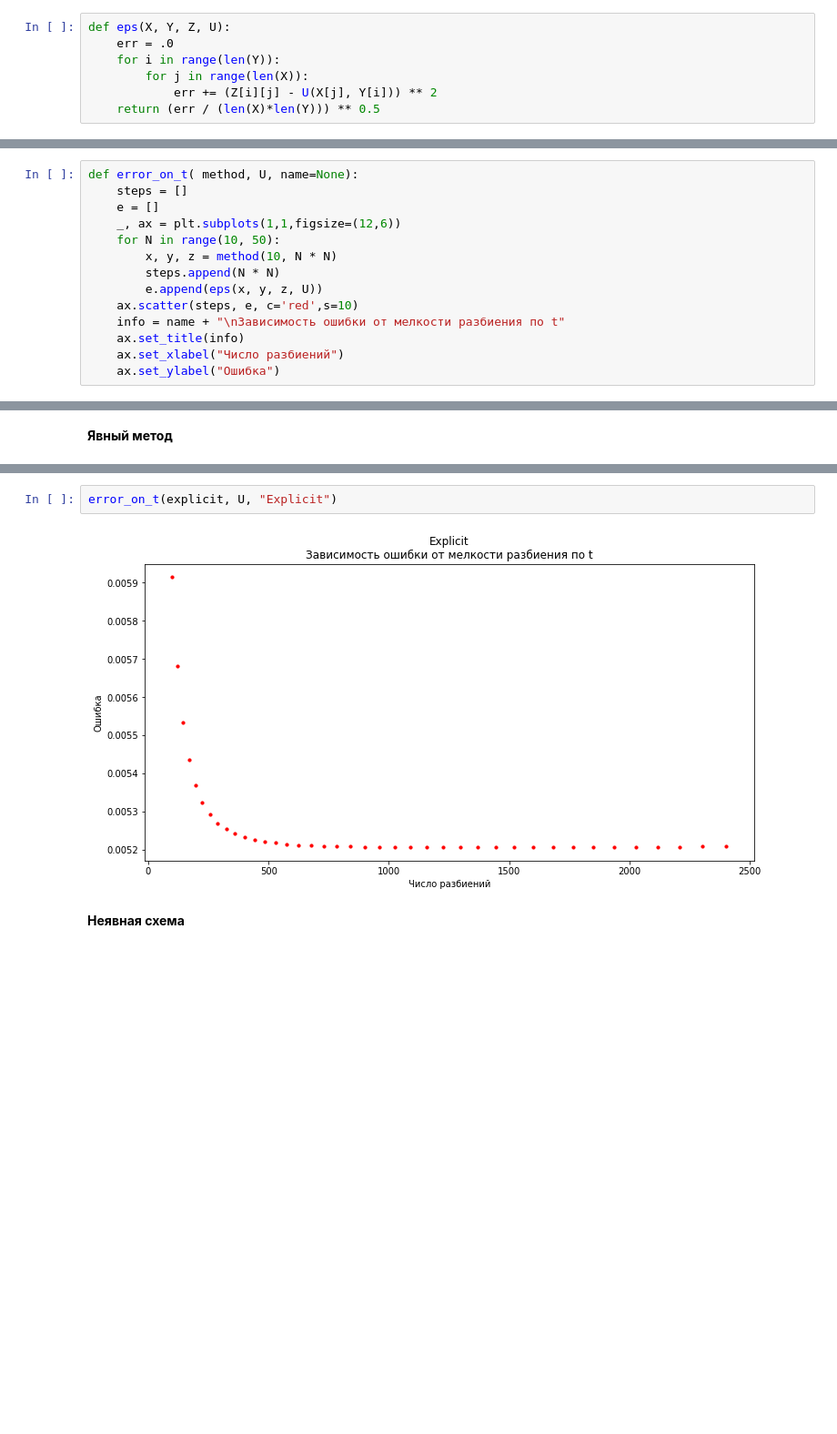
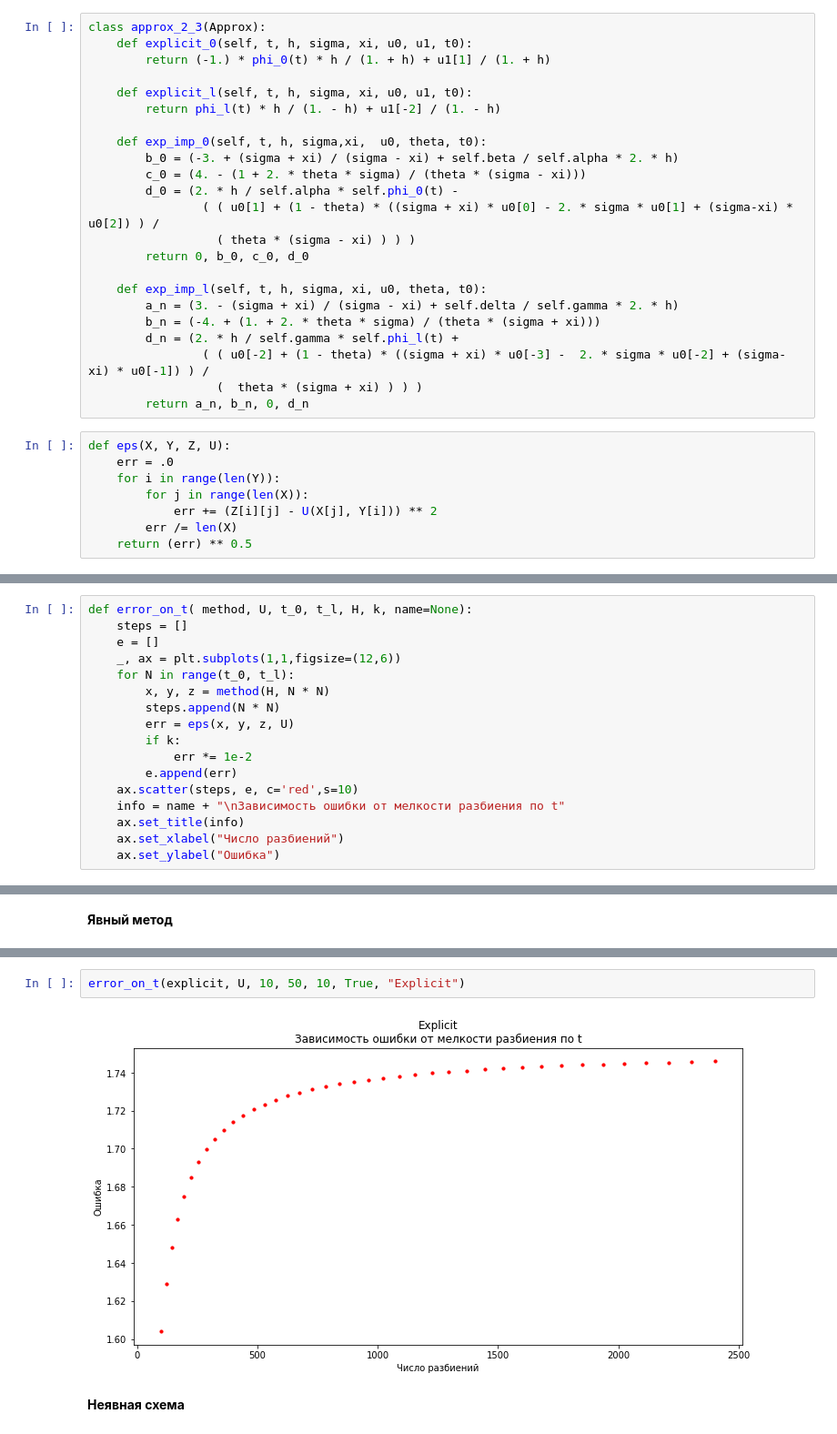
Before and after one commit to vebcreatex7/NM, a Jupyter notebook: lab5/main.ipynb, the cells around one changed output, grey strips where cells are left out. Shown: that part at 91% size. Saved outputs shown, nothing was run; the diff lists cells and outputs as text; blank space fills up the shorter version.

```diff
--- a/lab5/main.ipynb
+++ b/lab5/main.ipynb
@@ -363,11 +363,35 @@ class approx_2_3(Approx):
                 ( ( u0[-2] + (1 - theta) * ((sigma + xi) * u0[-3] -  2. * sigma * u0[-2] + (sigma-xi) * u0[-1]) ) /
                   (  theta * (sigma + xi) ) ) )
         return a_n, b_n, 0, d_n
+# %%
+class approx_2_3(Approx):
+    def explicit_0(self, t, h, sigma, xi, u0, u1, t0):
+        return (-1.) * phi_0(t) * h / (1. + h) + u1[1] / (1. + h)
+
+    def explicit_l(self, t, h, sigma, xi, u0, u1, t0):
+        return phi_l(t) * h / (1. - h) + u1[-2] / (1. - h)
+
+    def exp_imp_0(self, t, h, sigma,xi,  u0, theta, t0):
+        b_0 = (-3. + (sigma + xi) / (sigma - xi) + self.beta / self.alpha * 2. * h)
+        c_0 = (4. - (1 + 2. * theta * sigma) / (theta * (sigma - xi)))
+        d_0 = (2. * h / self.alpha * self.phi_0(t) -
+                ( ( u0[1] + (1 - theta) * ((sigma + xi) * u0[0] - 2. * sigma * u0[1] + (sigma-xi) * u0[2]) ) /
+                  ( theta * (sigma - xi) ) ) )
+        return 0, b_0, c_0, d_0
+
+    def exp_imp_l(self, t, h, sigma, xi, u0, theta, t0):
+        a_n = (3. - (sigma + xi) / (sigma - xi) + self.delta / self.gamma * 2. * h)
+        b_n = (-4. + (1. + 2. * theta * sigma) / (theta * (sigma + xi)))
+        d_n = (2. * h / self.gamma * self.phi_l(t) +
+                ( ( u0[-2] + (1 - theta) * ((sigma + xi) * u0[-3] -  2. * sigma * u0[-2] + (sigma-xi) * u0[-1]) ) /
+                  (  theta * (sigma + xi) ) ) )
+        return a_n, b_n, 0, d_n
 # %%
 def eps(X, Y, Z, U):
     err = .0
     for i in range(len(Y)):
         for j in range(len(X)):
             err += (Z[i][j] - U(X[j], Y[i])) ** 2
-    return (err / (len(X)*len(Y))) ** 0.5
+        err /= len(X)
+    return (err) ** 0.5
 # %%
@@ -385,14 +410,17 @@ def error_on_h( method, U, name=None):
     ax.set_xlabel("Число разбиений")
     ax.set_ylabel("Ошибка")
 # %%
-def error_on_t( method, U, name=None):
+def error_on_t( method, U, t_0, t_l, H, k, name=None):
     steps = []
     e = []
     _, ax = plt.subplots(1,1,figsize=(12,6))
-    for N in range(10, 50):
-        x, y, z = method(10, N * N)
+    for N in range(t_0, t_l):
+        x, y, z = method(H, N * N)
         steps.append(N * N)
-        e.append(eps(x, y, z, U))
+        err = eps(x, y, z, U)
+        if k:
+            err *= 1e-2
+        e.append(err)
     ax.scatter(steps, e, c='red',s=10)
     info = name + "\nЗависимость ошибки от мелкости разбиения по t"
     ax.set_title(info)
@@ -434,7 +462,7 @@ error_on_h(explicit, U, "Explicit")
 # %%
-error_on_t(explicit, U, "Explicit")
+error_on_t(explicit, U, 10, 50, 10, True, "Explicit")
 # %% [output]
-[figure, old version]
+[figure, new version]
 # %% [markdown]
 **Неявная схема**
 # %%
```
Also changed, not shown: parts of 9 cells of this notebook, 20 other files.
